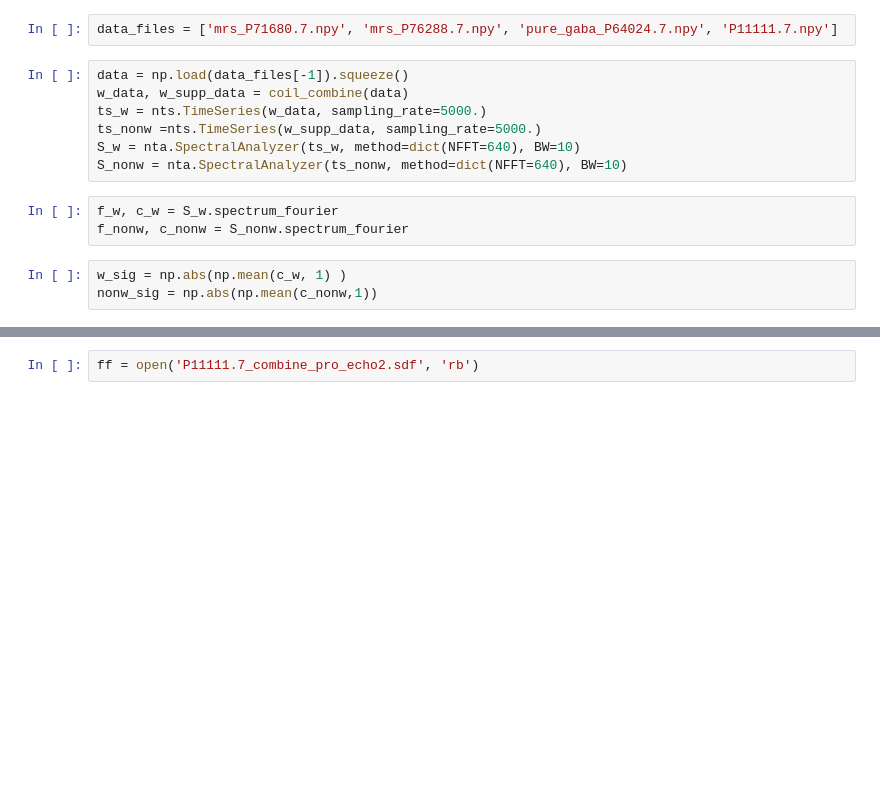
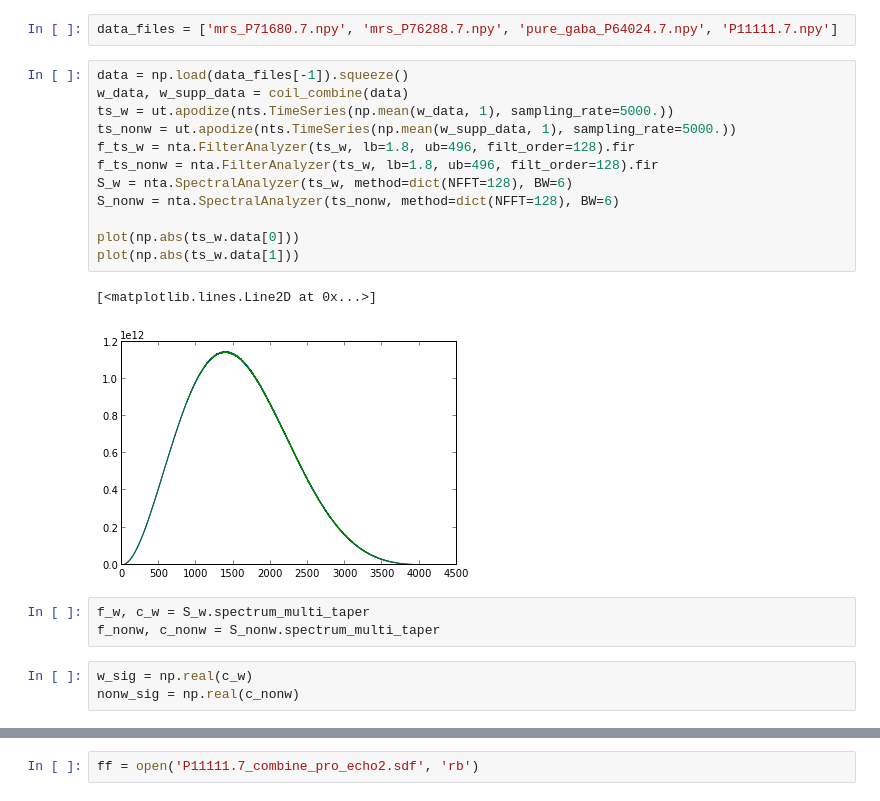
Before and after one commit to cni/MRS, a Jupyter notebook: ipynb/get_the_gaba.ipynb, the cells around one changed output, grey strips where cells are left out. Saved outputs shown, nothing was run; the diff lists cells and outputs as text; blank space fills up the shorter version.

```diff
--- a/ipynb/get_the_gaba.ipynb
+++ b/ipynb/get_the_gaba.ipynb
@@ -9,14 +13,22 @@ data_files = ['mrs_P71680.7.npy', 'mrs_P76288.7.npy', 'pure_gaba_P64024.7.npy',
 # %%
 data = np.load(data_files[-1]).squeeze()
 w_data, w_supp_data = coil_combine(data)
-ts_w = nts.TimeSeries(w_data, sampling_rate=5000.)
-ts_nonw =nts.TimeSeries(w_supp_data, sampling_rate=5000.)
-S_w = nta.SpectralAnalyzer(ts_w, method=dict(NFFT=640), BW=10)
-S_nonw = nta.SpectralAnalyzer(ts_nonw, method=dict(NFFT=640), BW=10)
+ts_w = ut.apodize(nts.TimeSeries(np.mean(w_data, 1), sampling_rate=5000.))
+ts_nonw = ut.apodize(nts.TimeSeries(np.mean(w_supp_data, 1), sampling_rate=5000.))
+f_ts_w = nta.FilterAnalyzer(ts_w, lb=1.8, ub=496, filt_order=128).fir
+f_ts_nonw = nta.FilterAnalyzer(ts_w, lb=1.8, ub=496, filt_order=128).fir
+S_w = nta.SpectralAnalyzer(ts_w, method=dict(NFFT=128), BW=6)
+S_nonw = nta.SpectralAnalyzer(ts_nonw, method=dict(NFFT=128), BW=6)
+
+plot(np.abs(ts_w.data[0]))
+plot(np.abs(ts_w.data[1]))
+# %% [output]
+[<matplotlib.lines.Line2D at 0x...>]
+[figure, added]
 # %%
-f_w, c_w = S_w.spectrum_fourier
-f_nonw, c_nonw = S_nonw.spectrum_fourier
+f_w, c_w = S_w.spectrum_multi_taper
+f_nonw, c_nonw = S_nonw.spectrum_multi_taper
 # %%
-w_sig = np.abs(np.mean(c_w, 1) )
-nonw_sig = np.abs(np.mean(c_nonw,1))
+w_sig = np.real(c_w)
+nonw_sig = np.real(c_nonw)
 # %%
```
Also changed, not shown: parts of 16 cells of this notebook, 2 other files.
